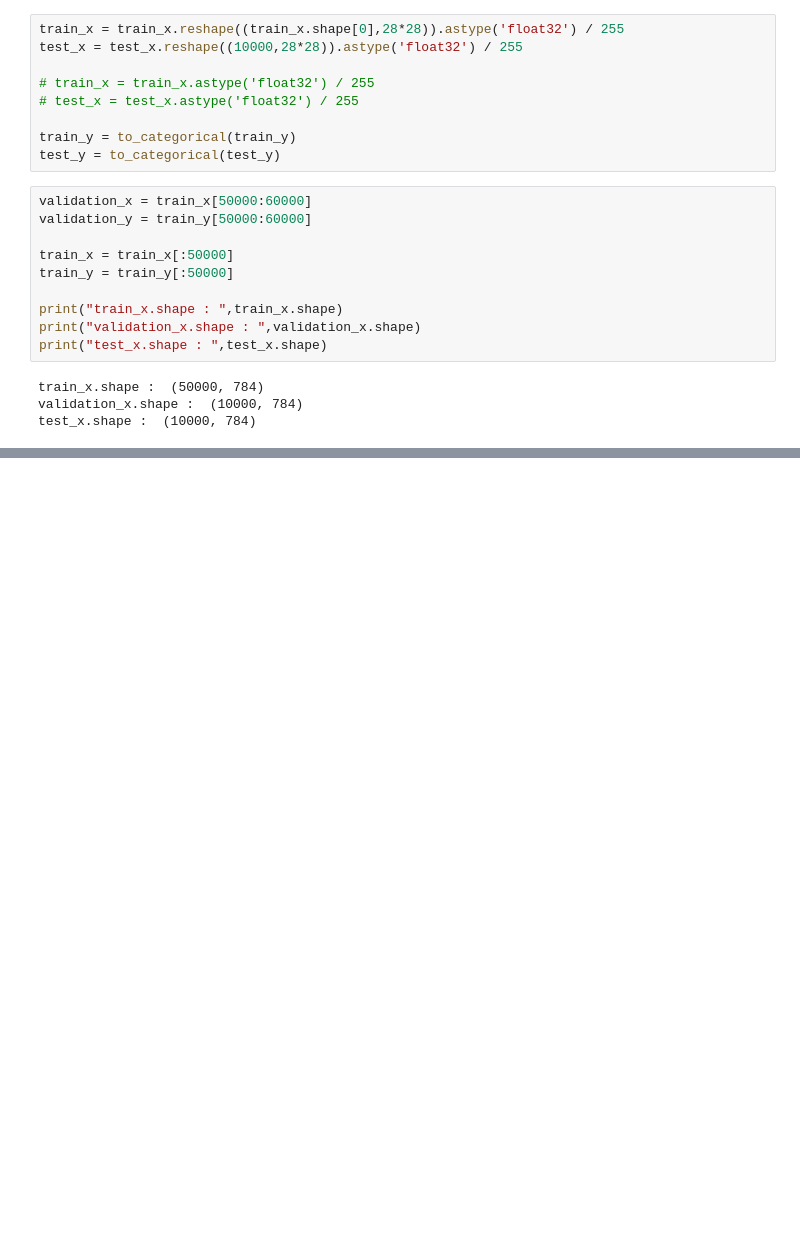
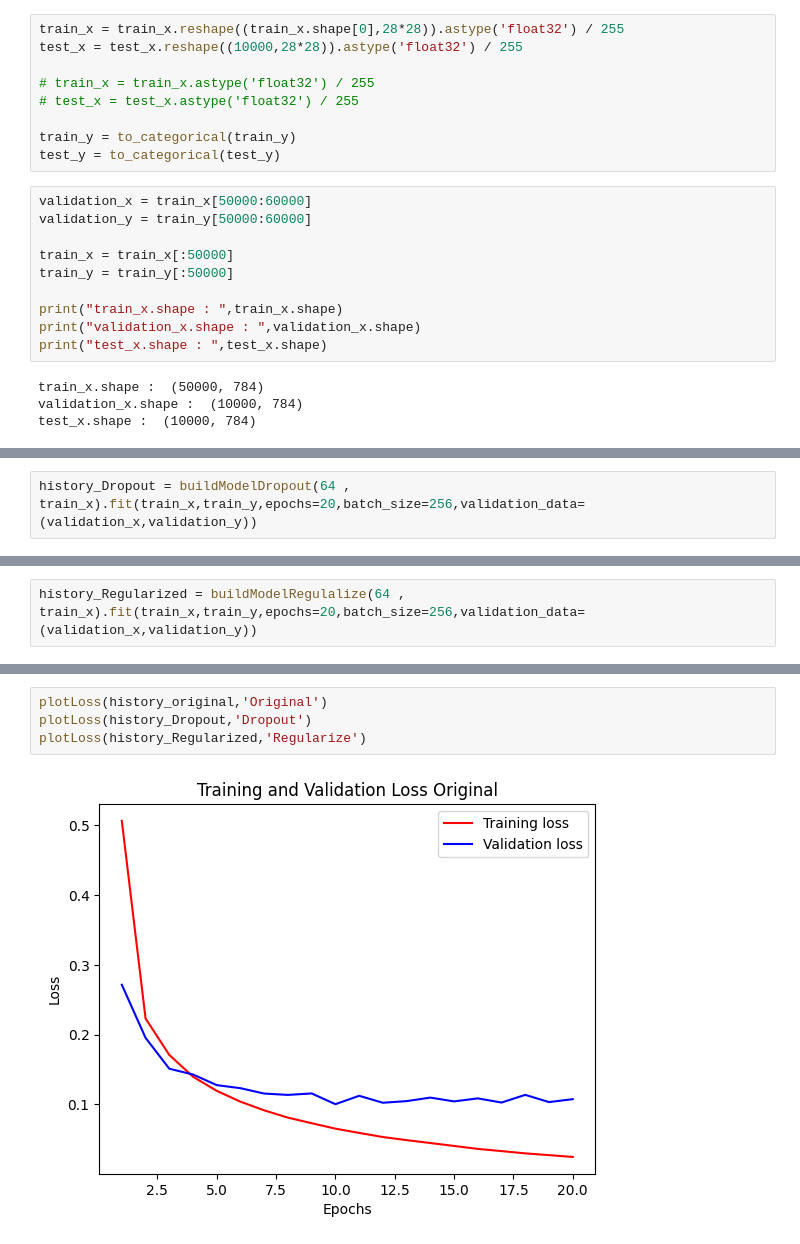
Before and after one commit to bpppoh/Mylearning, a Jupyter notebook: 4312/week7/classWork.ipynb, the cells around one changed output, grey strips where cells are left out. Drawn from its saved outputs; the diff is of its cells as text; blank space fills up the shorter version.

```diff
--- a/4312/week7/classWork.ipynb
+++ b/4312/week7/classWork.ipynb
@@ -103,0 +170,2 @@ plt.show()
+# %%
+history_Dropout = buildModelDropout(64 , train_x).fit(train_x,train_y,epochs=20,batch_size=256,validation_data=(validation_x,validation_y))
@@ -103,0 +190,2 @@ plt.show()
+# %%
+history_Regularized = buildModelRegulalize(64 , train_x).fit(train_x,train_y,epochs=20,batch_size=256,validation_data=(validation_x,validation_y))
@@ -103,0 +210,6 @@ plt.show()
+# %%
+plotLoss(history_original,'Original')
+plotLoss(history_Dropout,'Dropout')
+plotLoss(history_Regularized,'Regularize')
+# %% [output]
+[figure, added]
```
Also changed, not shown: parts of 21 cells of this notebook.
